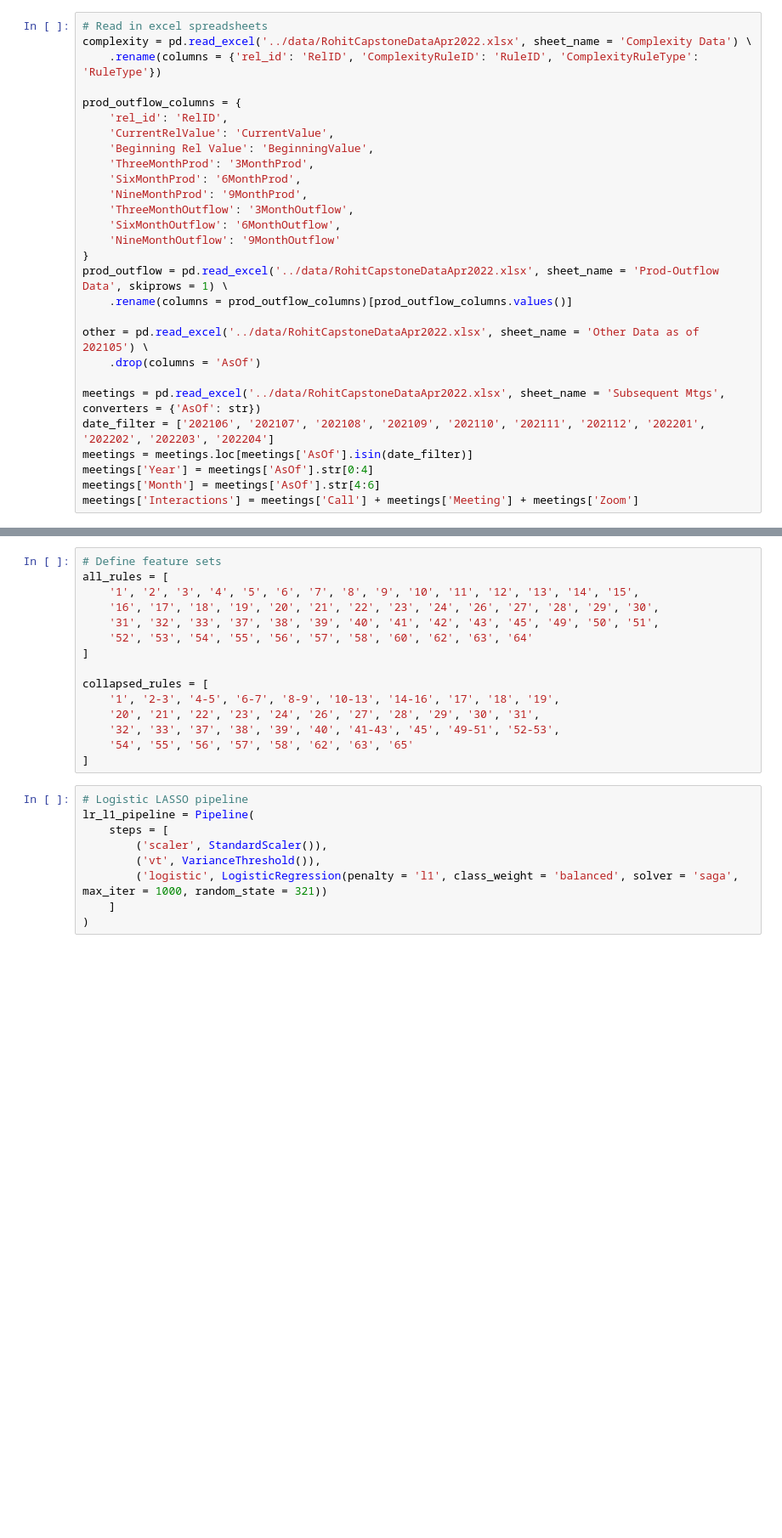
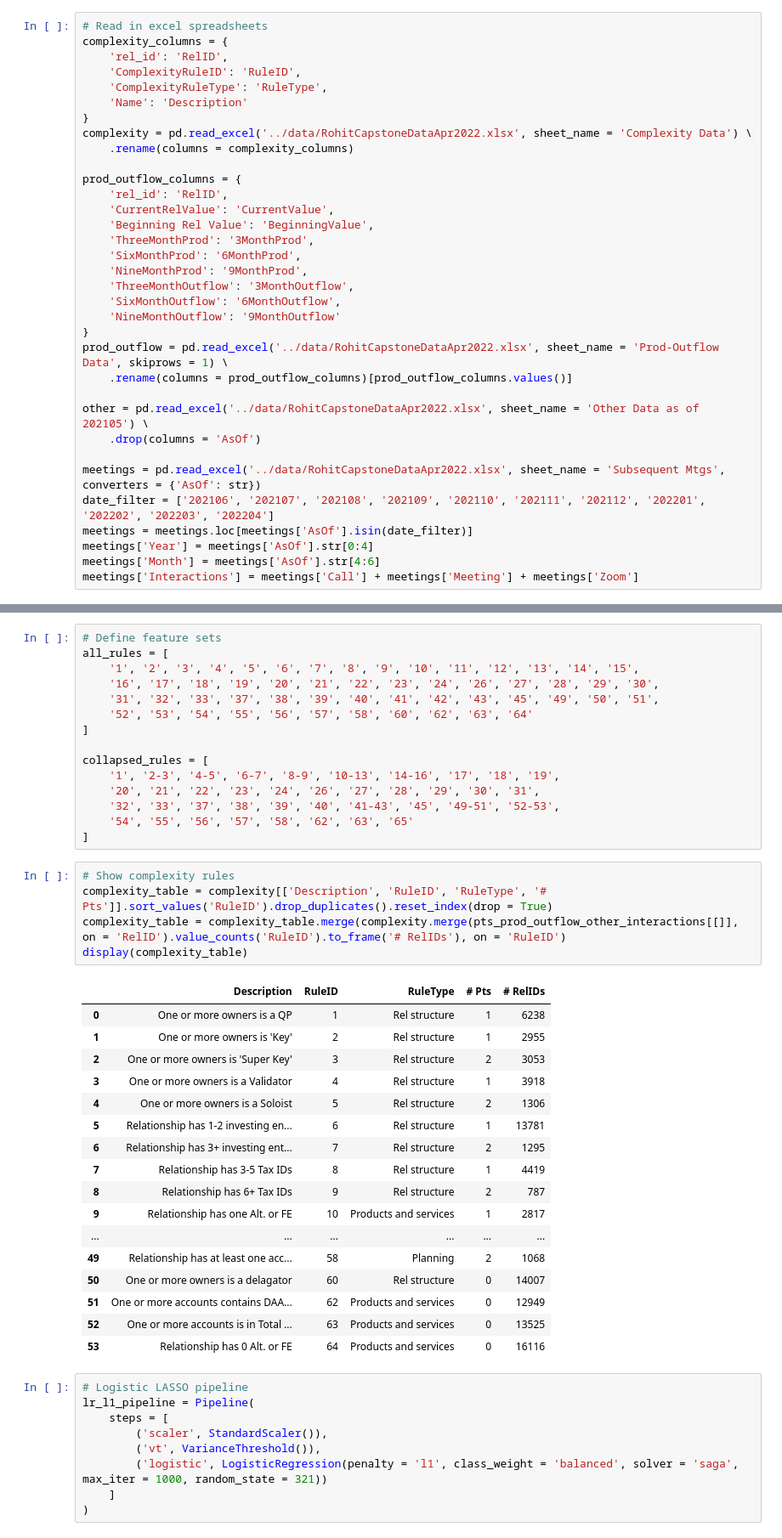
Before and after one commit to rohitrvenkat/ab-private-wealth, a Jupyter notebook: notebooks/logreg_lasso_nb.ipynb, the cells around one changed output, grey strips where cells are left out. Shown at 85% size. Cells and saved outputs as stored; diff of their text form; blank space fills up the shorter version.

```diff
--- a/notebooks/logreg_lasso_nb.ipynb
+++ b/notebooks/logreg_lasso_nb.ipynb
@@ -34,7 +34,13 @@ pd.set_option('display.float_format', '{:.2f}'.format)
 # %%
 # Read in excel spreadsheets
+complexity_columns = {
+    'rel_id': 'RelID',
+    'ComplexityRuleID': 'RuleID',
+    'ComplexityRuleType': 'RuleType',
+    'Name': 'Description'
+}
 complexity = pd.read_excel('../data/RohitCapstoneDataApr2022.xlsx', sheet_name = 'Complexity Data') \
-    .rename(columns = {'rel_id': 'RelID', 'ComplexityRuleID': 'RuleID', 'ComplexityRuleType': 'RuleType'})
+    .rename(columns = complexity_columns)
 
 prod_outflow_columns = {
     'rel_id': 'RelID',
@@ -125,6 +123,29 @@ collapsed_rules = [
     '32', '33', '37', '38', '39', '40', '41-43', '45', '49-51', '52-53',
     '54', '55', '56', '57', '58', '62', '63', '65'
 ]
+# %%
+# Show complexity rules
+complexity_table = complexity[['Description', 'RuleID', 'RuleType', '# Pts']].sort_values('RuleID').drop_duplicates().reset_index(drop = True)
+complexity_table = complexity_table.merge(complexity.merge(pts_prod_outflow_other_interactions[[]], on = 'RelID').value_counts('RuleID').to_frame('# RelIDs'), on = 'RuleID')
+display(complexity_table)
+# %% [output]
+|  | Description | RuleID | RuleType | # Pts | # RelIDs |
+| 0 | One or more owners is a QP | 1 | Rel structure | 1 | 6238 |
+| 1 | One or more owners is 'Key' | 2 | Rel structure | 1 | 2955 |
+| 2 | One or more owners is 'Super Key' | 3 | Rel structure | 2 | 3053 |
+| 3 | One or more owners is a Validator | 4 | Rel structure | 1 | 3918 |
+| 4 | One or more owners is a Soloist | 5 | Rel structure | 2 | 1306 |
+| 5 | Relationship has 1-2 investing en... | 6 | Rel structure | 1 | 13781 |
+| 6 | Relationship has 3+ investing ent... | 7 | Rel structure | 2 | 1295 |
+| 7 | Relationship has 3-5 Tax IDs | 8 | Rel structure | 1 | 4419 |
+| 8 | Relationship has 6+ Tax IDs | 9 | Rel structure | 2 | 787 |
+| 9 | Relationship has one Alt. or FE | 10 | Products and services | 1 | 2817 |
+| ... | ... | ... | ... | ... | ... |
+| 49 | Relationship has at least one acc... | 58 | Planning | 2 | 1068 |
+| 50 | One or more owners is a delagator | 60 | Rel structure | 0 | 14007 |
+| 51 | One or more accounts contains DAA... | 62 | Products and services | 0 | 12949 |
+| 52 | One or more accounts is in Total ... | 63 | Products and services | 0 | 13525 |
+| 53 | Relationship has 0 Alt. or FE | 64 | Products and services | 0 | 16116 |
 # %%
 # Logistic LASSO pipeline
 lr_l1_pipeline = Pipeline(
```
Also changed, not shown: parts of 19 cells of this notebook, 3 other files.
